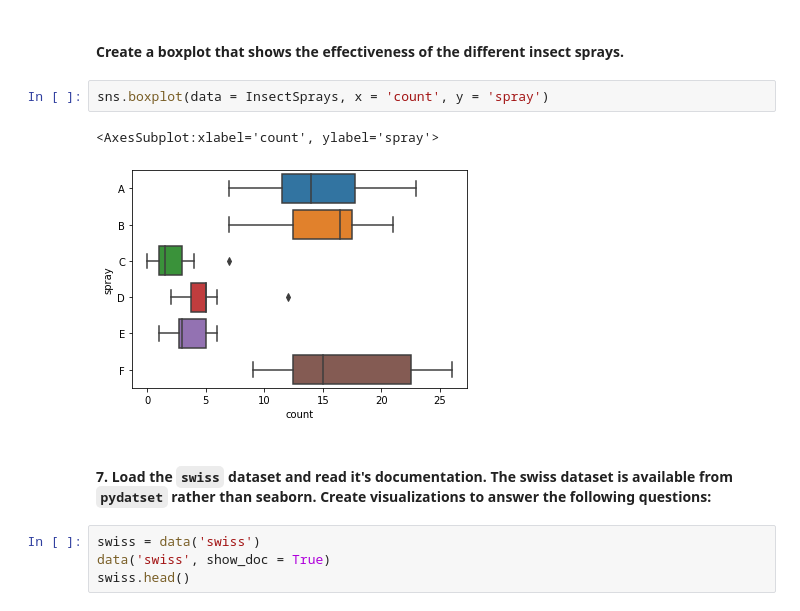
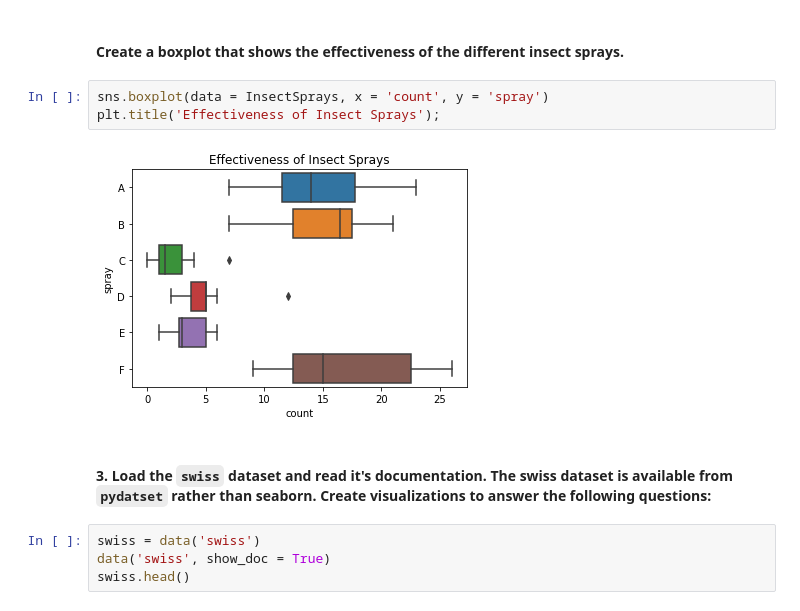
Before and after one commit to sophia-stewart/numpy-pandas-visualization-exercises, a Jupyter notebook: seaborn_exercises.ipynb, the cells around one changed output. Cells and saved outputs as stored; diff of their text form.

Commit message:
Adjusted figure formatting, added notes

```diff
--- a/seaborn_exercises.ipynb
+++ b/seaborn_exercises.ipynb
@@ -128,11 +135,11 @@ different insecticides.
 #### Create a boxplot that shows the effectiveness of the different insect sprays.
 # %%
 sns.boxplot(data = InsectSprays, x = 'count', y = 'spray')
+plt.title('Effectiveness of Insect Sprays');
 # %% [output]
-<AxesSubplot:xlabel='count', ylabel='spray'>
-[figure, old version]
+[figure, new version]
 # %% [markdown]
-#### 7. Load the `swiss` dataset and read it's documentation. The swiss dataset is available from `pydatset` rather than seaborn. Create visualizations to answer the following questions:
+#### 3. Load the `swiss` dataset and read it's documentation. The swiss dataset is available from `pydatset` rather than seaborn. Create visualizations to answer the following questions:
 # %%
 swiss = data('swiss')
 data('swiss', show_doc = True)
```
Also changed, not shown: parts of 14 cells of this notebook.
